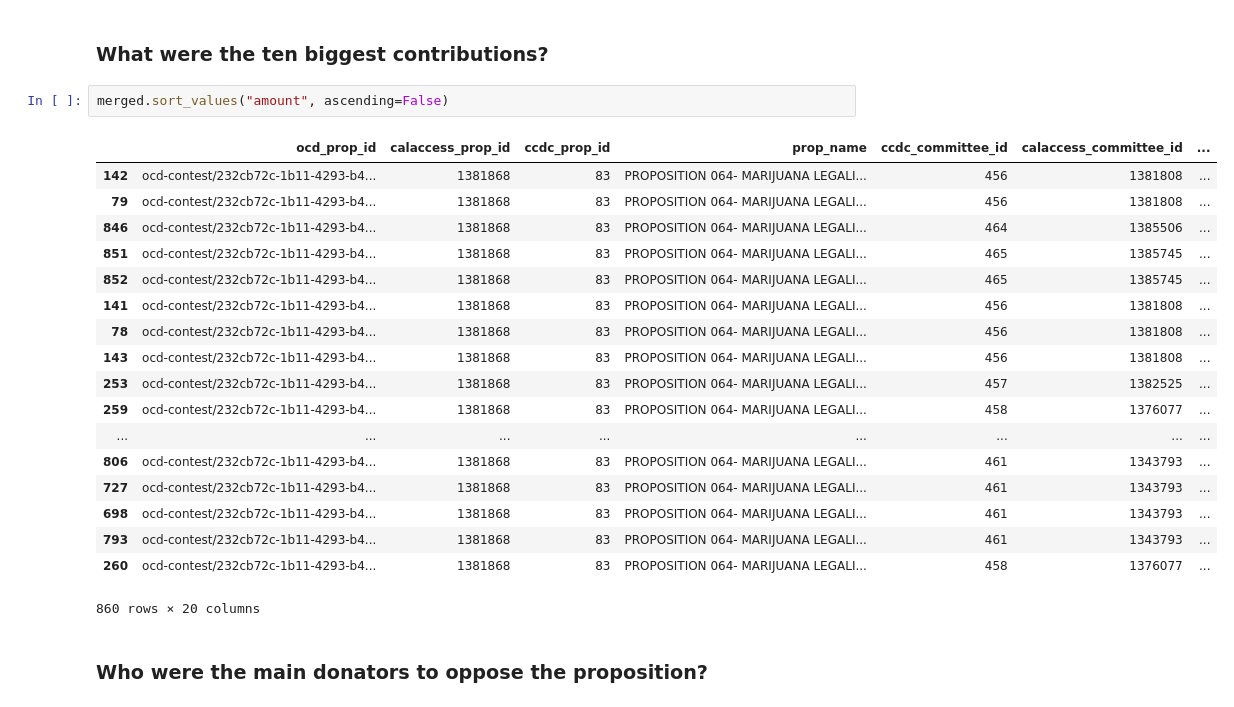
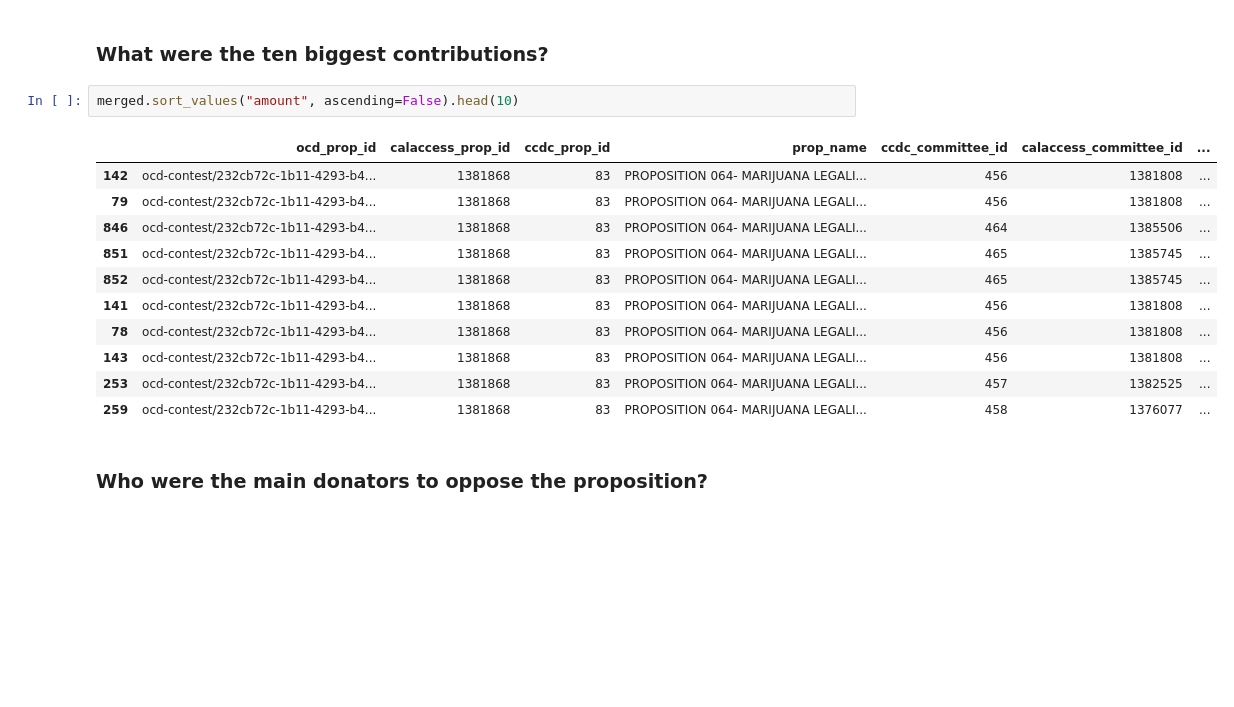
Before and after one commit to MarinaPB/first-python-notebook, a Jupyter notebook: prop-64-analysis.ipynb, the cells around one changed output. Saved outputs shown, nothing was run; the diff lists cells and outputs as text; blank space fills up the shorter version.

```diff
--- a/prop-64-analysis.ipynb
+++ b/prop-64-analysis.ipynb
@@ -284,26 +284,19 @@ Name: contributor_employer, Length: 417, dtype: int64
 # %% [markdown]
 ### What were the ten biggest contributions?
 # %%
-merged.sort_values("amount", ascending=False)
+merged.sort_values("amount", ascending=False).head(10)
 # %% [output]
 |  | ocd_prop_id | calaccess_prop_id | ccdc_prop_id | prop_name | ccdc_committee_id | calaccess_committee_id | ... |
 | 142 | ocd-contest/232cb72c-1b11-4293-b4... | 1381868 | 83 | PROPOSITION 064- MARIJUANA LEGALI... | 456 | 1381808 | ... |
 | 79 | ocd-contest/232cb72c-1b11-4293-b4... | 1381868 | 83 | PROPOSITION 064- MARIJUANA LEGALI... | 456 | 1381808 | ... |
 | 846 | ocd-contest/232cb72c-1b11-4293-b4... | 1381868 | 83 | PROPOSITION 064- MARIJUANA LEGALI... | 464 | 1385506 | ... |
 | 851 | ocd-contest/232cb72c-1b11-4293-b4... | 1381868 | 83 | PROPOSITION 064- MARIJUANA LEGALI... | 465 | 1385745 | ... |
 | 852 | ocd-contest/232cb72c-1b11-4293-b4... | 1381868 | 83 | PROPOSITION 064- MARIJUANA LEGALI... | 465 | 1385745 | ... |
 | 141 | ocd-contest/232cb72c-1b11-4293-b4... | 1381868 | 83 | PROPOSITION 064- MARIJUANA LEGALI... | 456 | 1381808 | ... |
 | 78 | ocd-contest/232cb72c-1b11-4293-b4... | 1381868 | 83 | PROPOSITION 064- MARIJUANA LEGALI... | 456 | 1381808 | ... |
 | 143 | ocd-contest/232cb72c-1b11-4293-b4... | 1381868 | 83 | PROPOSITION 064- MARIJUANA LEGALI... | 456 | 1381808 | ... |
 | 253 | ocd-contest/232cb72c-1b11-4293-b4... | 1381868 | 83 | PROPOSITION 064- MARIJUANA LEGALI... | 457 | 1382525 | ... |
 | 259 | ocd-contest/232cb72c-1b11-4293-b4... | 1381868 | 83 | PROPOSITION 064- MARIJUANA LEGALI... | 458 | 1376077 | ... |
-| ... | ... | ... | ... | ... | ... | ... | ... |
-| 806 | ocd-contest/232cb72c-1b11-4293-b4... | 1381868 | 83 | PROPOSITION 064- MARIJUANA LEGALI... | 461 | 1343793 | ... |
-| 727 | ocd-contest/232cb72c-1b11-4293-b4... | 1381868 | 83 | PROPOSITION 064- MARIJUANA LEGALI... | 461 | 1343793 | ... |
-| 698 | ocd-contest/232cb72c-1b11-4293-b4... | 1381868 | 83 | PROPOSITION 064- MARIJUANA LEGALI... | 461 | 1343793 | ... |
-| 793 | ocd-contest/232cb72c-1b11-4293-b4... | 1381868 | 83 | PROPOSITION 064- MARIJUANA LEGALI... | 461 | 1343793 | ... |
-| 260 | ocd-contest/232cb72c-1b11-4293-b4... | 1381868 | 83 | PROPOSITION 064- MARIJUANA LEGALI... | 458 | 1376077 | ... |
-860 rows × 20 columns
 # %% [markdown]
 ### Who were the main donators to oppose the proposition?
 # %%
```
